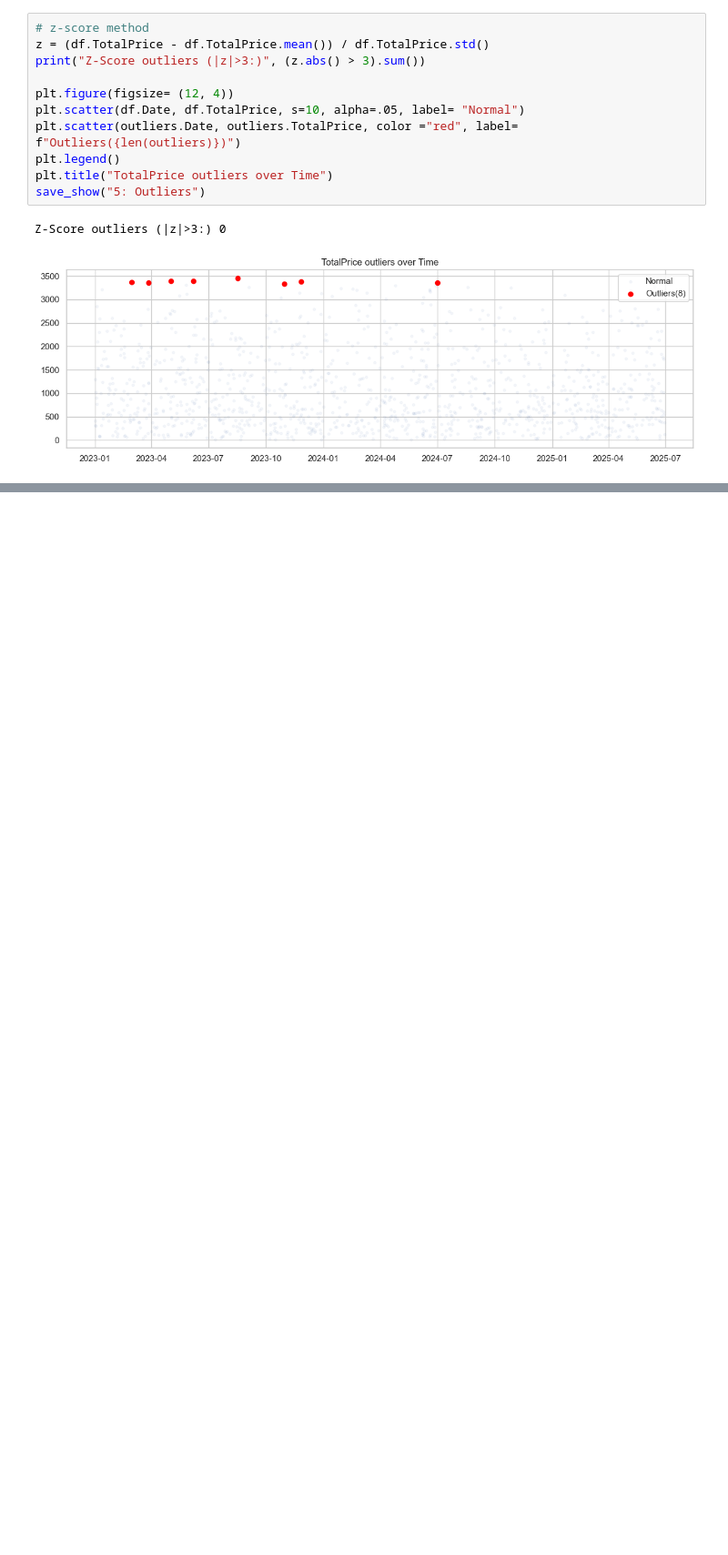
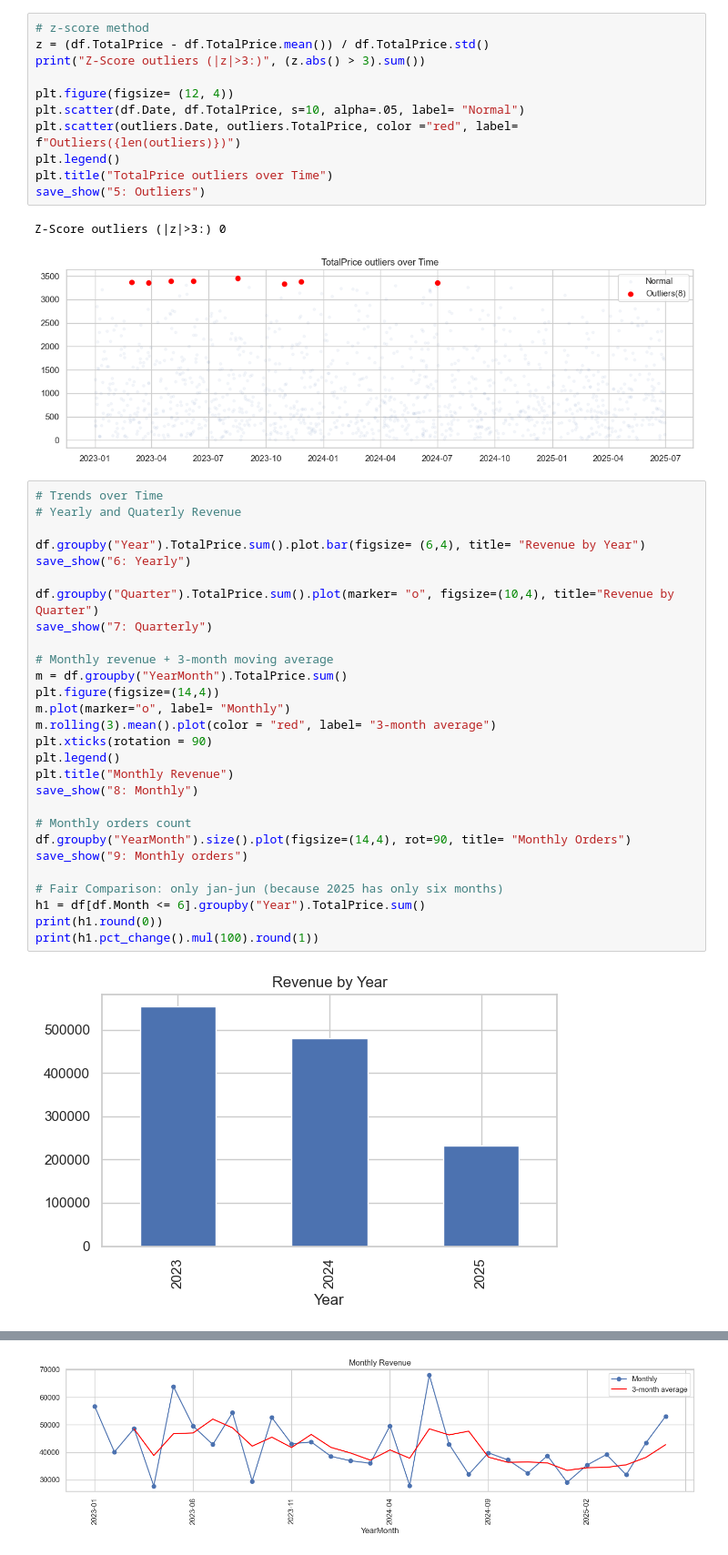
Before and after one commit to nasirali2024ag5310-arch/decodelabs-internship-project2, a Jupyter notebook: EDA_Project2.ipynb, the cells around one changed output, grey strips where cells are left out. Shown at 91% size. Drawn from its saved outputs; the diff is of its cells as text; blank space fills up the shorter version.

Commit message:
Trends analysis over Time

```diff
--- a/EDA_Project2.ipynb
+++ b/EDA_Project2.ipynb
@@ -201,3 +201,33 @@ save_show("5: Outliers")
 # %% [output]
 Z-Score outliers (|z|>3:) 0
 [figure]
+# %%
+# Trends over Time
+# Yearly and Quaterly Revenue
+
+df.groupby("Year").TotalPrice.sum().plot.bar(figsize= (6,4), title= "Revenue by Year")
+save_show("6: Yearly")
+
+df.groupby("Quarter").TotalPrice.sum().plot(marker= "o", figsize=(10,4), title="Revenue by Quarter")
+save_show("7: Quarterly")
+
+# Monthly revenue + 3-month moving average
+m = df.groupby("YearMonth").TotalPrice.sum()
+plt.figure(figsize=(14,4))
+m.plot(marker="o", label= "Monthly")
+m.rolling(3).mean().plot(color = "red", label= "3-month average")
+plt.xticks(rotation = 90)
+plt.legend()
+plt.title("Monthly Revenue")
+save_show("8: Monthly")
+
+# Monthly orders count
+df.groupby("YearMonth").size().plot(figsize=(14,4), rot=90, title= "Monthly Orders")
+save_show("9: Monthly orders")
+
+# Fair Comparison: only jan-jun (because 2025 has only six months)
+h1 = df[df.Month <= 6].groupby("Year").TotalPrice.sum()
+print(h1.round(0))
+print(h1.pct_change().mul(100).round(1))
+# %% [output]
+[figure, added]
@@ -203,0 +235 @@ Z-Score outliers (|z|>3:) 0
+[figure, added]
```
Also changed, not shown: parts of 1 cell of this notebook, 4 other files.
